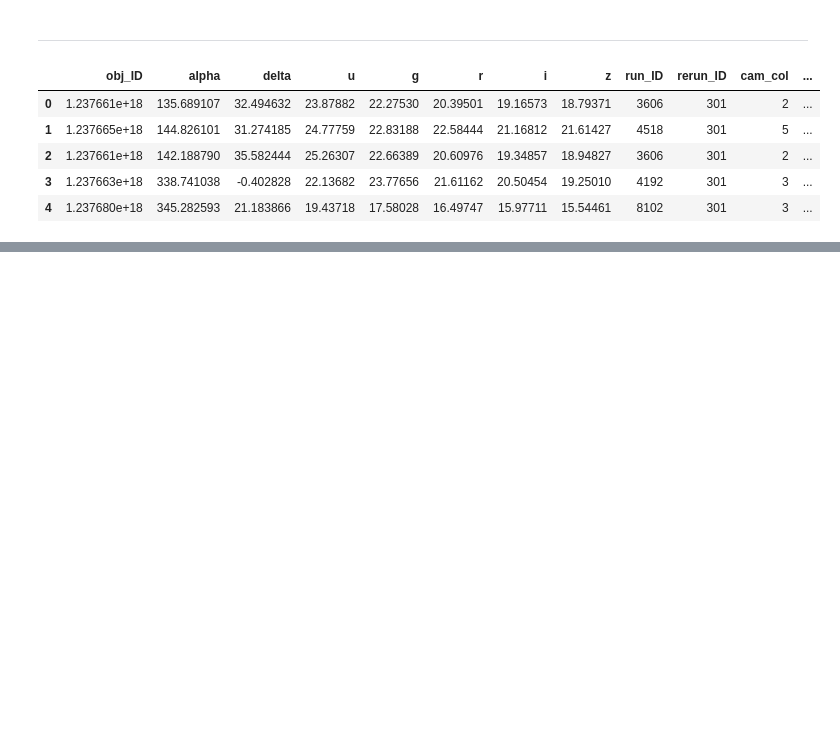
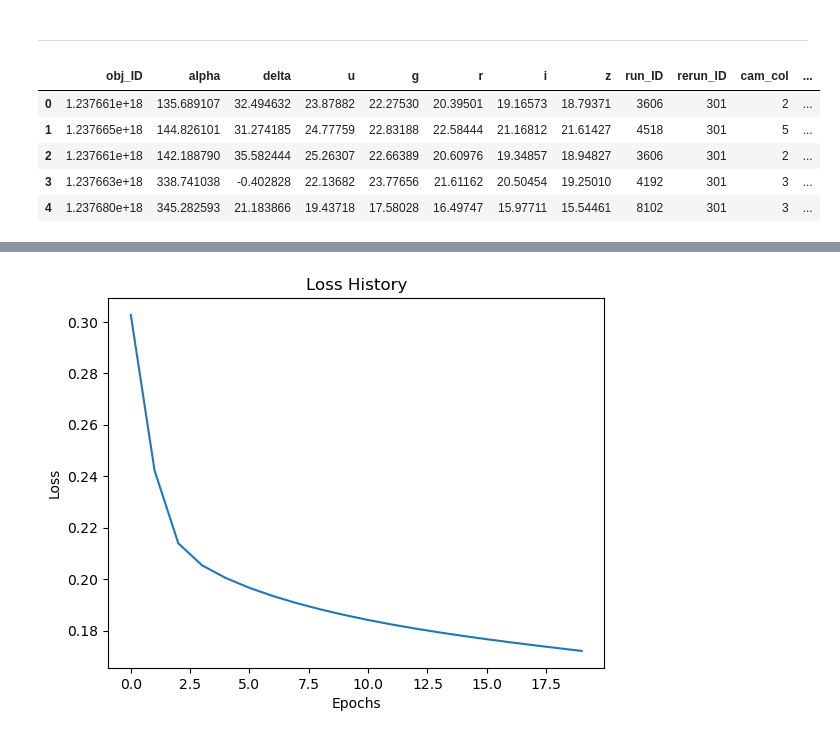
Before and after one commit to Ophiase/Astral-ZK-ML, a Jupyter notebook: contract/draft/on_data_2.ipynb, the cells around one changed output, grey strips where cells are left out. Cells and saved outputs as stored; diff of their text form; code cells hidden in the pictures; blank space fills up the shorter version.

```diff
--- a/contract/draft/on_data_2.ipynb
+++ b/contract/draft/on_data_2.ipynb
@@ -26,0 +98,24 @@ df.head()
+# %%
+from tensorflow.keras.models import Sequential
+from tensorflow.keras.layers import Dense
+from tensorflow.keras.optimizers import SGD
+from tensorflow.keras.losses import MeanSquaredError, CategoricalCrossentropy
+
+model = Sequential([
+    Dense(10, input_dim=train_X.shape[1], activation='relu'),
+    Dense(10, activation='relu'),
+    Dense(train_Y.shape[1], activation='relu')
+])
+
+model.compile(optimizer=SGD(learning_rate=0.01), loss=MeanSquaredError())
+
+model.build(input_shape=(None, train_X.shape[1]))
+model.summary()
+
+history = model.fit(train_X, train_Y, epochs=20, batch_size=1000, verbose=1)
+
+predictions = model.predict(test_X)
+print(f"prediction \n{predictions}")
+
+loss = model.evaluate(test_X, test_Y, verbose=0)
+print(f"Final loss on test set: {loss}")
@@ -26,0 +140,8 @@ df.head()
+# %%
+plt.plot(history.history['loss'])
+plt.title('Loss History')
+plt.xlabel('Epochs')
+plt.ylabel('Loss')
+plt.show()
+# %% [output]
+[figure, added]
```
Also changed, not shown: parts of 10 cells of this notebook, 2 other files.
